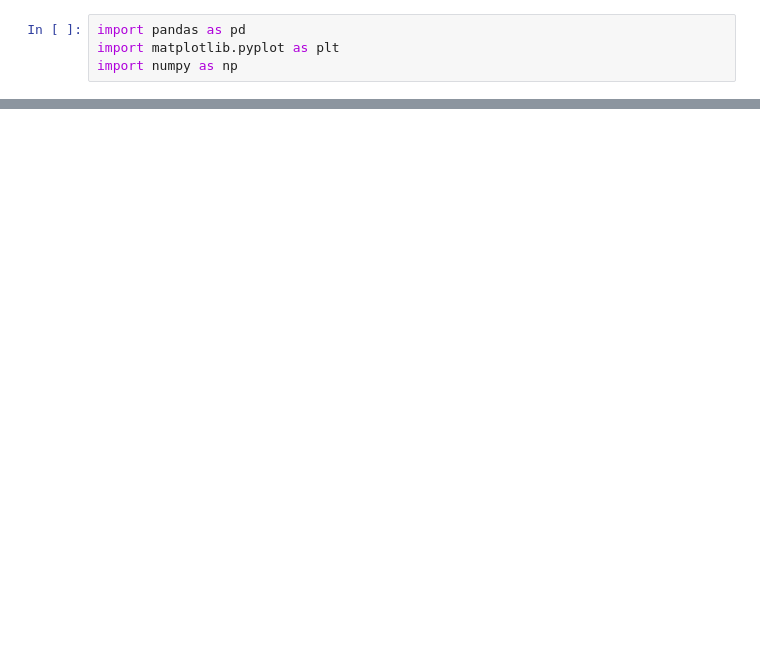
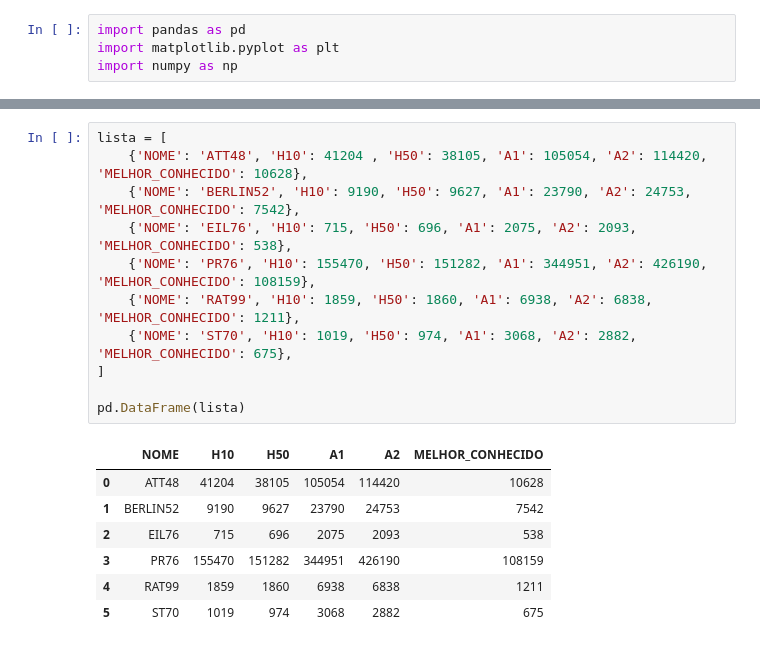
Before and after one commit to pedrorodriguesarantes/Trabalho-IMPLEX-CaixeiroViajante, a Jupyter notebook: analise.ipynb, the cells around one changed output, grey strips where cells are left out. Cells and saved outputs as stored; diff of their text form; blank space fills up the shorter version.

```diff
--- a/analise.ipynb
+++ b/analise.ipynb
@@ -274,0 +325,19 @@ plt.show()
+# %%
+lista = [
+    {'NOME': 'ATT48', 'H10': 41204 , 'H50': 38105, 'A1': 105054, 'A2': 114420, 'MELHOR_CONHECIDO': 10628},
+    {'NOME': 'BERLIN52', 'H10': 9190, 'H50': 9627, 'A1': 23790, 'A2': 24753, 'MELHOR_CONHECIDO': 7542},
+    {'NOME': 'EIL76', 'H10': 715, 'H50': 696, 'A1': 2075, 'A2': 2093, 'MELHOR_CONHECIDO': 538},
+    {'NOME': 'PR76', 'H10': 155470, 'H50': 151282, 'A1': 344951, 'A2': 426190, 'MELHOR_CONHECIDO': 108159},
+    {'NOME': 'RAT99', 'H10': 1859, 'H50': 1860, 'A1': 6938, 'A2': 6838, 'MELHOR_CONHECIDO': 1211},
+    {'NOME': 'ST70', 'H10': 1019, 'H50': 974, 'A1': 3068, 'A2': 2882, 'MELHOR_CONHECIDO': 675},
+]
+
+pd.DataFrame(lista)
+# %% [output]
+|  | NOME | H10 | H50 | A1 | A2 | MELHOR_CONHECIDO |
+| 0 | ATT48 | 41204 | 38105 | 105054 | 114420 | 10628 |
+| 1 | BERLIN52 | 9190 | 9627 | 23790 | 24753 | 7542 |
+| 2 | EIL76 | 715 | 696 | 2075 | 2093 | 538 |
+| 3 | PR76 | 155470 | 151282 | 344951 | 426190 | 108159 |
+| 4 | RAT99 | 1859 | 1860 | 6938 | 6838 | 1211 |
+| 5 | ST70 | 1019 | 974 | 3068 | 2882 | 675 |
```
Also changed, not shown: parts of 36 cells of this notebook, 1 other file.
